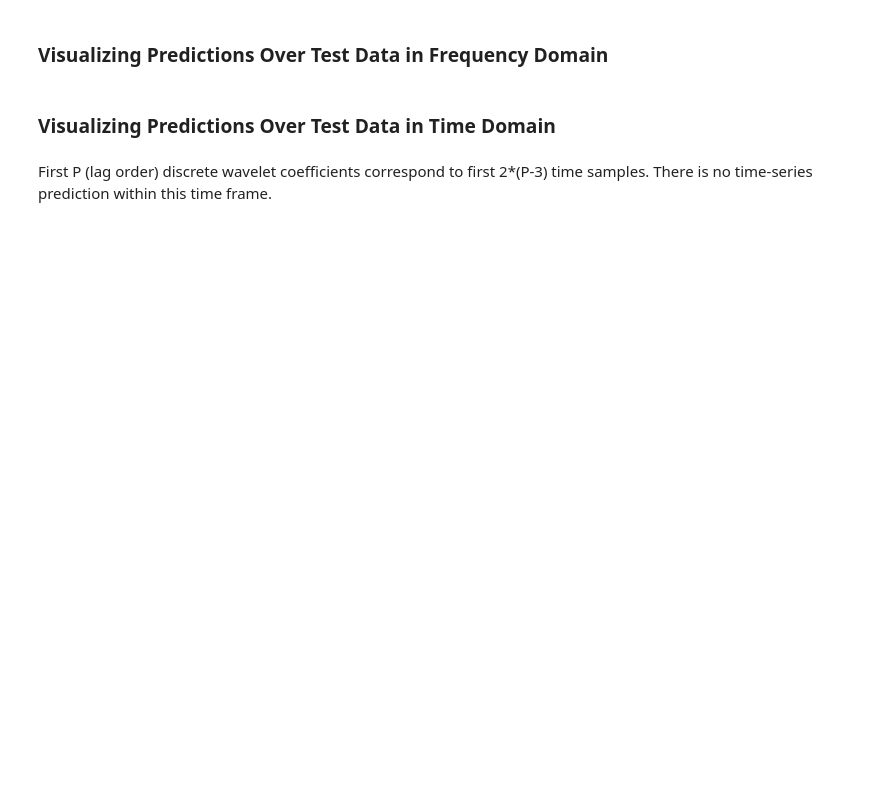
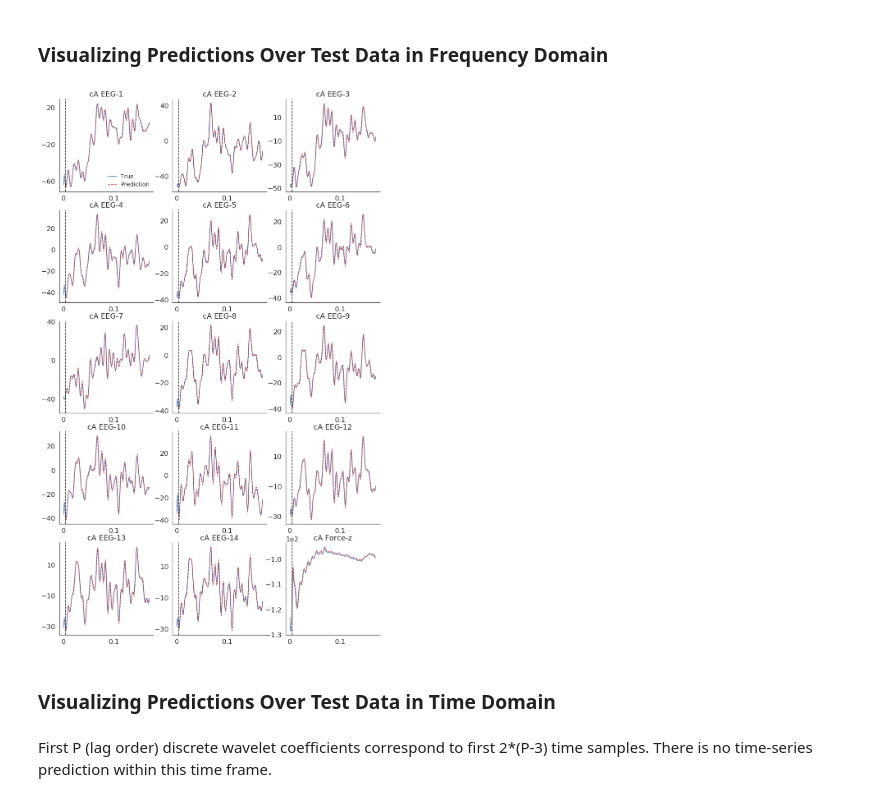
Before and after one commit to andac-demir/HapticsDynamicSystemIdentification, a Jupyter notebook: spectralAnalysis.ipynb, the cells around one changed output. Cells and saved outputs as stored; diff of their text form; code cells hidden in the pictures; blank space fills up the shorter version.

```diff
--- a/spectralAnalysis.ipynb
+++ b/spectralAnalysis.ipynb
@@ -732,0 +777,13 @@ forecasted_all[0].head(5)
+# %%
+if use_saved == True:
+    forecasted_all = np.load('VARResults/forecasted_all.npy')
+    forecasted_eeg = np.load('VARResults/forecasted_eeg.npy')
+    forecasted_emg = np.load('VARResults/forecasted_emg.npy')
+    forecasted_force = np.load('VARResults/forecasted_force.npy')
+    forecasted_eegforce = np.load('VARResults/forecasted_eegforce.npy')
+    forecasted_eegemg = np.load('VARResults/forecasted_eegemg.npy')
+    forecasted_emgforce = np.load('VARResults/forecasted_emgforce.npy')
+
+participant = 0
+trial_id = 0
+forecasted_all[participant][trial_id].head(10)
@@ -739,13 +809,17 @@ cols_to_app = ['cD_EEG-1', 'cD_EEG-2', 'cD_EEG-3', 'cD_EEG-4', 'cD_EEG-5', 'cD_E
 
 # add the detail coefficients of eeg the col after the app coefficients for each trial
 for i in range(num_eeg_ch):
-    [trial.insert(2*i+1, cols_to_app[i], 0) for trial in forecasted_all if cols_to_app[i] not in trial]
-    [trial.insert(2*i+1, cols_to_app[i], 0) for trial in forecasted_eeg if cols_to_app[i] not in trial]
-    [trial.insert(2*i+1, cols_to_app[i], 0) for trial in forecasted_eegemg if cols_to_app[i] not in trial]
-    [trial.insert(2*i+1, cols_to_app[i], 0) for trial in forecasted_eegforce if cols_to_app[i] not in trial]
+    [trial.insert(2*i+1, cols_to_app[i], 0) for participant in forecasted_all for trial in participant
+                                            if cols_to_app[i] not in trial]
+    [trial.insert(2*i+1, cols_to_app[i], 0) for participant in forecasted_eeg for trial in participant
+                                            if cols_to_app[i] not in trial]
+    [trial.insert(2*i+1, cols_to_app[i], 0) for participant in forecasted_eegemg for trial in participant
+                                            if cols_to_app[i] not in trial]
+    [trial.insert(2*i+1, cols_to_app[i], 0) for participant in forecasted_eegforce for trial in participant
+                                            if cols_to_app[i] not in trial]
 
 # list of dataframes, each as the complete forecasted dwt coefficients for a given modality
 f_list = [forecasted_eeg, forecasted_emg, forecasted_force, forecasted_eegemg,
           forecasted_eegforce, forecasted_emgforce, forecasted_all]
 
-forecasted_eegemg[0].head(5)
+forecasted_eegemg[participant][trial_id].head(5)
@@ -833,6 +920,7 @@ root.mainloop()
 # %% [markdown]
 ### Visualizing Predictions Over Test Data in Frequency Domain
 # %%
+patient_id = 4
 trial_id = 98
 
 # Plot the predictions in frequency domain given thresholded DWT coeffs for
@@ -850,37 +938,39 @@ x_pred=np.arange(P/fs, (nPreds+P)/fs, 1/fs)
 T = math.floor(10*(nPreds+P)/fs) + 1
 
 if T != 1:
     z = [decimal.Decimal(i) / decimal.Decimal(10) for i in range(0, T)]
 else:
     T = math.floor(100*(nPreds+P)/fs) + 1
     z = [decimal.Decimal(i) / decimal.Decimal(100) for i in range(0, T, 2)]
 
 plt.setp(axes, xticks=z, xticklabels=z)
 
 for j in range(1,15,1):
     sns.set()
-    axes[math.floor((j-1)/3),(j-1)%3].plot(x_gt, test_wavelet[trial_id].iloc[:nPreds+P, 2*(j-1)].values,
+    axes[math.floor((j-1)/3),(j-1)%3].plot(x_gt, test_wavelet[patient_id][trial_id].iloc[:nPreds+P, 2*(j-1)].values,
                                            color='b', label="True")
-    axes[math.floor((j-1)/3), (j-1)%3].plot(x_pred, f_list[modality][trial_id].iloc[:nPreds, 2*(j-1)].values,
+    axes[math.floor((j-1)/3), (j-1)%3].plot(x_pred, f_list[modality][patient_id][trial_id].iloc[:nPreds, 2*(j-1)].values,
                                             color='r', linestyle='--', label="Prediction")
     axes[math.floor((j-1)/3), (j-1)%3].axvline(x=P/fs, linestyle='--', color='k')
     axes[math.floor((j-1)/3), (j-1)%3].title.set_text("cA EEG-%i" %j)
     axes[math.floor((j-1)/3), (j-1)%3].set_yticks(axes[math.floor((j-1)/3), (j-1)%3].get_yticks()[1:-1:2])
     axes[0, 0].legend(frameon=False)
     plt.setp(axes[0, 0].get_legend().get_texts(), fontsize='14')
 
 if modality in [results_for_all, results_for_eegforce]: #force coefficient predictions exist
-    axes[4,2].plot(x_gt, test_wavelet[trial_id].iloc[:nPreds+P, -2].values,
+    axes[4,2].plot(x_gt, test_wavelet[patient_id][trial_id].iloc[:nPreds+P, -2].values,
                    color='b', label="True")
-    axes[4,2].plot(x_pred, f_list[modality][trial_id].iloc[:nPreds, -2].values, color='r',
+    axes[4,2].plot(x_pred, f_list[modality][patient_id][trial_id].iloc[:nPreds, -2].values, color='r',
                    linestyle='--', label="Prediction")
     axes[4,2].axvline(x=P/fs, linestyle='--', color='k')
     axes[4,2].ticklabel_format(axis='y', style='sci', scilimits=(4,-4))
     axes[4,2].title.set_text("cA Force-z")
     axes[4,2].set_yticks(axes[4, 2].get_yticks()[1:-1:2])
     #axes[4,2].legend()
 
 plt.savefig("VARResults/predictions_waveletDomain.pdf", bbox_inches="tight")
+# %% [output]
+[figure, added]
 # %% [markdown]
 ### Visualizing Predictions Over Test Data in Time Domain
 # %% [markdown]
```
Also changed, not shown: parts of 23 cells of this notebook.
